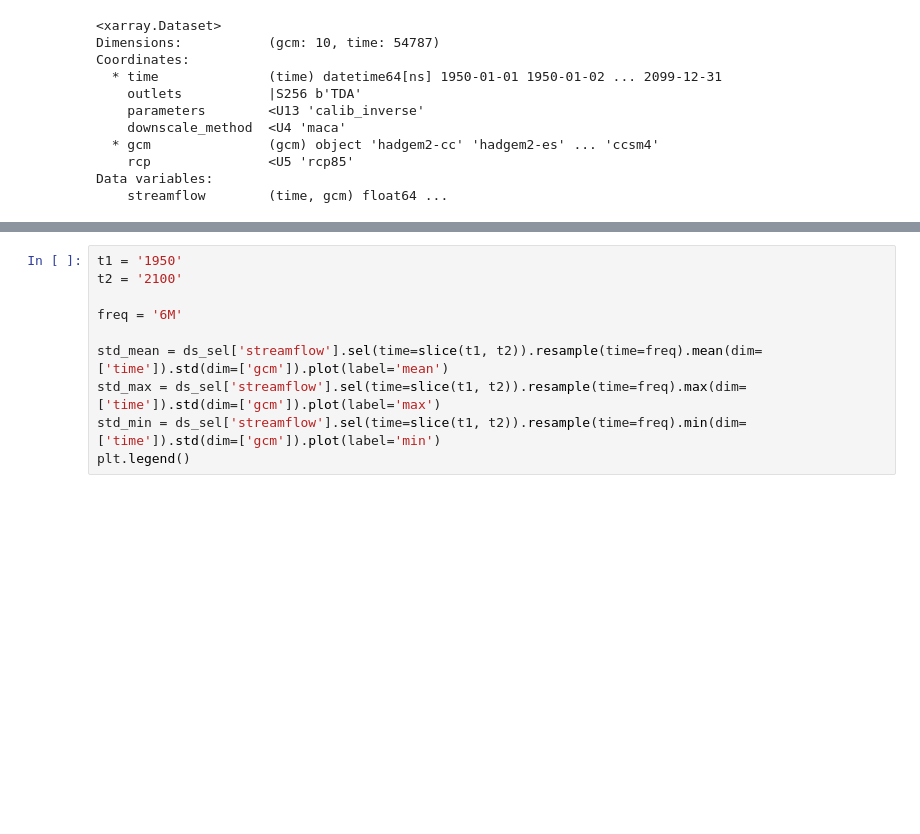
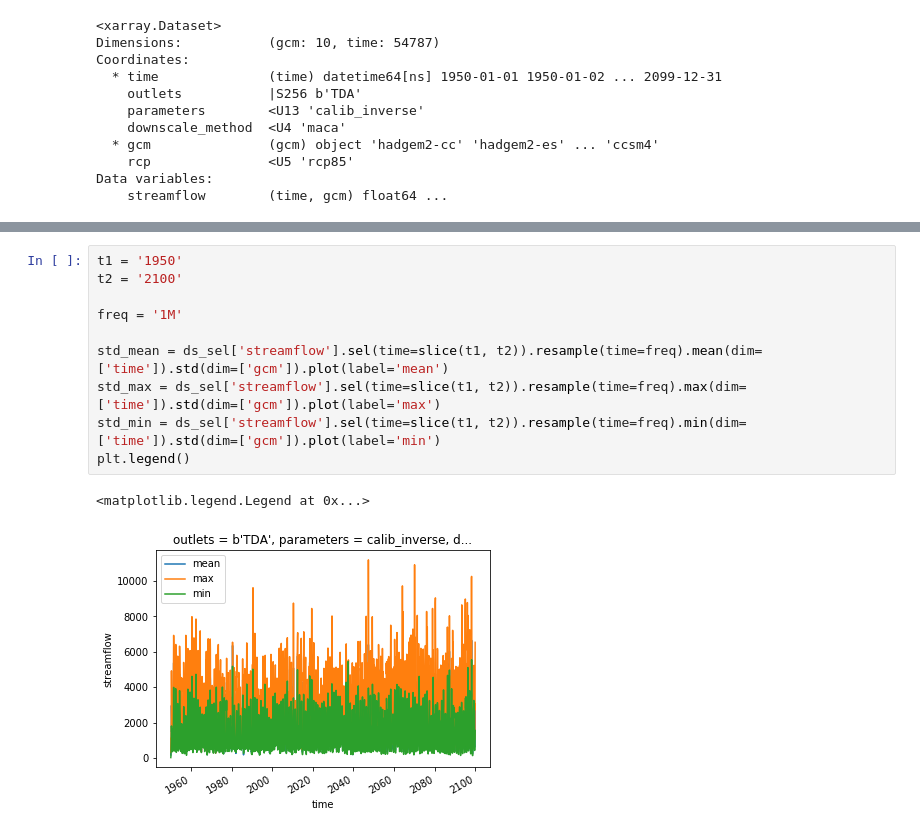
Before and after one commit to orianac/whw2019_extremeH2O, a Jupyter notebook: distribution_analysis.ipynb, the cells around one changed output, grey strips where cells are left out. Drawn from its saved outputs; the diff is of its cells as text; blank space fills up the shorter version.

```diff
--- a/distribution_analysis.ipynb
+++ b/distribution_analysis.ipynb
@@ -200,13 +219,16 @@ plt.legend()
 # %%
 t1 = '1950'
 t2 = '2100'
 
-freq = '6M'
+freq = '1M'
 
 std_mean = ds_sel['streamflow'].sel(time=slice(t1, t2)).resample(time=freq).mean(dim=['time']).std(dim=['gcm']).plot(label='mean')
 std_max = ds_sel['streamflow'].sel(time=slice(t1, t2)).resample(time=freq).max(dim=['time']).std(dim=['gcm']).plot(label='max')
 std_min = ds_sel['streamflow'].sel(time=slice(t1, t2)).resample(time=freq).min(dim=['time']).std(dim=['gcm']).plot(label='min')
 plt.legend()
+# %% [output]
+<matplotlib.legend.Legend at 0x...>
+[figure, added]
 # %%
 ds_sel['streamflow'].sel(time=slice('1970', '1999')).resample(time=freq).mean(dim=['time']).std(dim=['gcm']).groupby('time.month').mean().plot(label='historic')
 ds_sel['streamflow'].sel(time=slice('2070', '2099')).resample(time=freq).mean(dim=['time']).std(dim=['gcm']).groupby('time.month').mean().plot(label='future')
```
Also changed, not shown: parts of 19 cells of this notebook, 7 other files.
